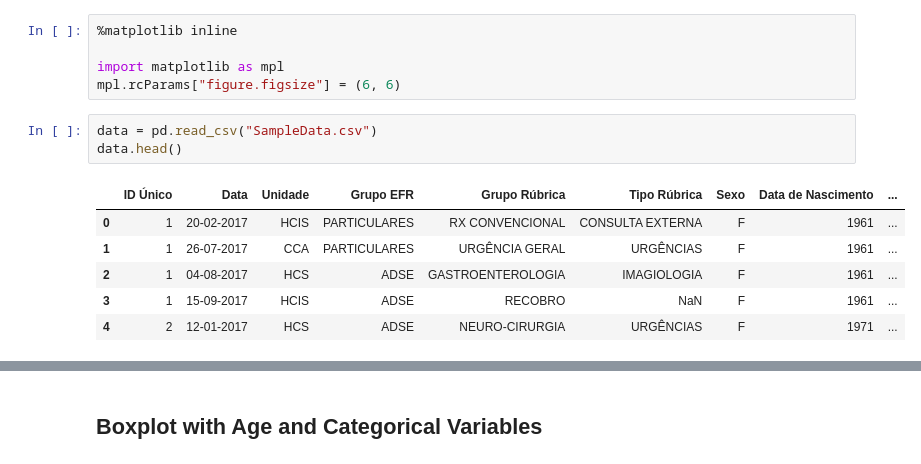
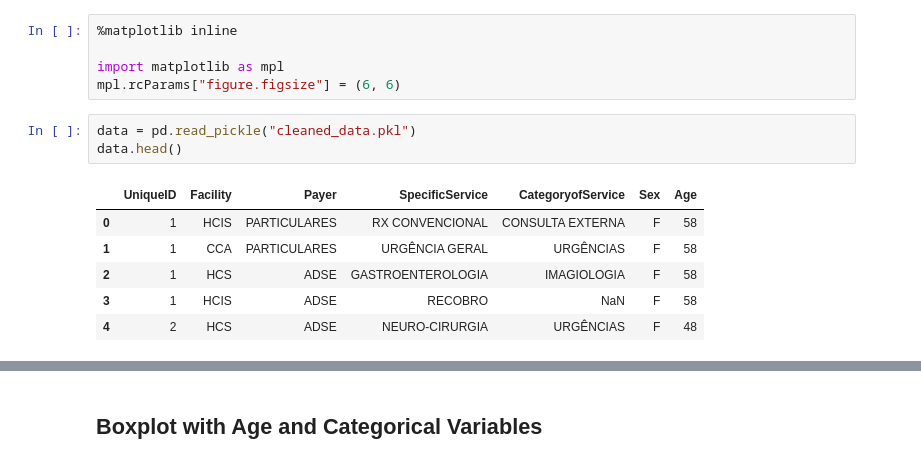
Before and after one commit to crsimmons1/JdMS, a Jupyter notebook: DataVisualization.ipynb, the cells around one changed output, grey strips where cells are left out. Drawn from its saved outputs; the diff is of its cells as text.

Commit message:
Removed data cleaning from file, added group by bar graphs

```diff
--- a/DataVisualization.ipynb
+++ b/DataVisualization.ipynb
@@ -17,12 +17,12 @@ from ipywidgets import interact, fixed
 import matplotlib as mpl
 mpl.rcParams["figure.figsize"] = (6, 6)
 # %%
-data = pd.read_csv("SampleData.csv")
+data = pd.read_pickle("cleaned_data.pkl")
 data.head()
 # %% [output]
-|  | ID Único | Data | Unidade | Grupo EFR | Grupo Rúbrica | Tipo Rúbrica | Sexo | Data de Nascimento | ... |
-| 0 | 1 | 20-02-2017 | HCIS | PARTICULARES | RX CONVENCIONAL | CONSULTA EXTERNA | F | 1961 | ... |
-| 1 | 1 | 26-07-2017 | CCA | PARTICULARES | URGÊNCIA GERAL | URGÊNCIAS | F | 1961 | ... |
-| 2 | 1 | 04-08-2017 | HCS | ADSE | GASTROENTEROLOGIA | IMAGIOLOGIA | F | 1961 | ... |
-| 3 | 1 | 15-09-2017 | HCIS | ADSE | RECOBRO | NaN | F | 1961 | ... |
-| 4 | 2 | 12-01-2017 | HCS | ADSE | NEURO-CIRURGIA | URGÊNCIAS | F | 1971 | ... |
+|  | UniqueID | Facility | Payer | SpecificService | CategoryofService | Sex | Age |
+| 0 | 1 | HCIS | PARTICULARES | RX CONVENCIONAL | CONSULTA EXTERNA | F | 58 |
+| 1 | 1 | CCA | PARTICULARES | URGÊNCIA GERAL | URGÊNCIAS | F | 58 |
+| 2 | 1 | HCS | ADSE | GASTROENTEROLOGIA | IMAGIOLOGIA | F | 58 |
+| 3 | 1 | HCIS | ADSE | RECOBRO | NaN | F | 58 |
+| 4 | 2 | HCS | ADSE | NEURO-CIRURGIA | URGÊNCIAS | F | 48 |
```
Also changed, not shown: parts of 8 cells of this notebook.
